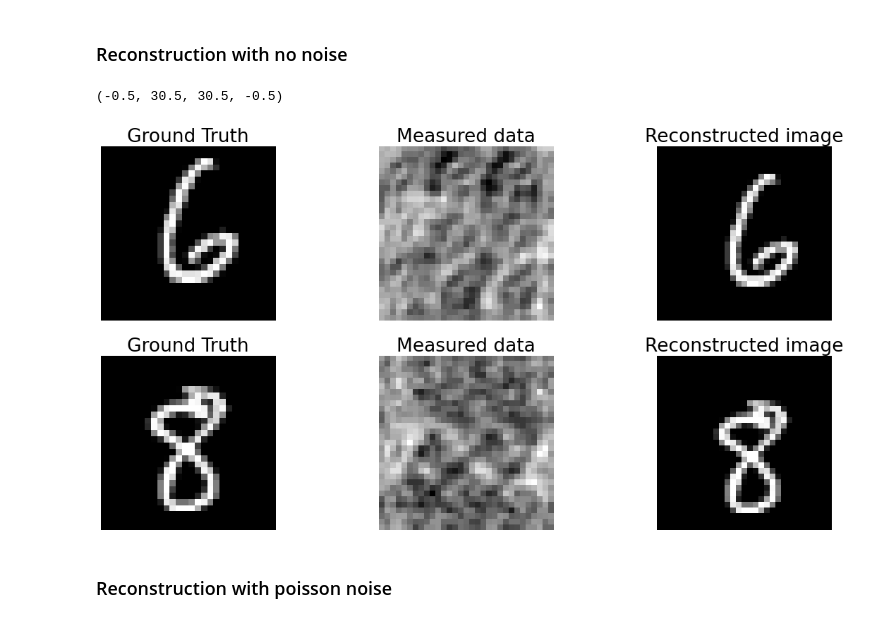
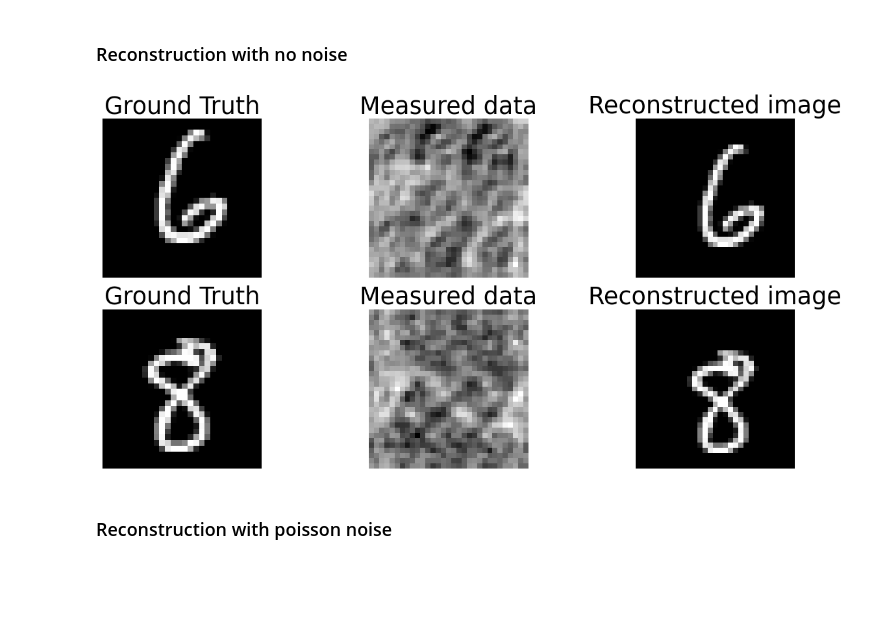
Before and after one commit to arizonaCameraLab/computationalImaging, a Jupyter notebook: Chapter4GeometricImaging/codedApertureImaging.ipynb, the cells around one changed output. Saved outputs shown, nothing was run; the diff lists cells and outputs as text; code cells hidden in the pictures; blank space fills up the shorter version.

```diff
--- a/Chapter4GeometricImaging/codedApertureImaging.ipynb
+++ b/Chapter4GeometricImaging/codedApertureImaging.ipynb
@@ -97,2 +129,38 @@ plt.plot(cp)
 # %% [markdown]
 ### Example Code patterns
+# %%
+
+p=31
+qr=qres(p)
+t=np.zeros((p,p));
+t[1:p,0]=1;
+for i in range(1,p):
+    for j in range(1,p):
+        if qr[i-1]==qr[j-1]:
+            t[i,j]=1;
+tt=np.vstack((np.hstack((t,t)),np.hstack((t,t))))
+ht=2*(t-0.5)
+ht[0,0]=1;
+cp=signal.convolve2d(ht,t, mode='same',boundary='wrap');
+#plt.subplot(1,2,1);
+plt.figure(figsize=(10, 10))
+plt.rcParams.update({'font.size': 22})
+plt.imshow(t,cmap='gray');
+plt.title('Base aperture pattern')
+#plt.subplot(1,2,2);
+#plt.imshow(tt, cmap='gray');
+#plt.title('Tiled aperture pattern')
+plt.savefig('muraCodedAperture31.pdf')
+#files.download('muraCodedAperture31.pdf')
+fig=plt.figure(figsize=(10, 10))
+
+ax = fig.add_subplot(projection='3d')
+
+X, Y = np.meshgrid(range(np.shape(cp)[1]), range(np.shape(cp)[0]))
+
+
+surf = ax.plot_surface(X, Y, cp, rstride=1, cstride=1, antialiased=True, cmap='binary')
+#plt.title('Cross Corelation with Decoding Pattern')
+
+plt.savefig('muraCodedApertureCorrelation.pdf')
+#files.download('muraCodedApertureCorrelation.pdf')
@@ -99,6 +170,6 @@ plt.plot(cp)
 # %%
 
-p=31
+p=73
 qr=qres(p)
 t=np.zeros((p,p));
 t[1:p,0]=1;
@@ -111,7 +182,7 @@ ht=2*(t-0.5)
 ht[0,0]=1;
 cp=signal.convolve2d(ht,t, mode='same',boundary='wrap');
 #plt.subplot(1,2,1);
-plt.imshow(t,cmap='gray');
+plt.imshow(t);
 #plt.title('Base aperture pattern')
 #plt.subplot(1,2,2);
 #plt.imshow(tt, cmap='gray');
@@ -150,7 +229,7 @@ plt.imshow(x_train[32],cmap='gray')
 # %% [markdown]
 ### Reconstruction with no noise
 # %%
-plt.rcParams['figure.figsize'] = [20, 10]
+plt.rcParams['figure.figsize'] = [15, 7]
 # we consider coded apeture imaging of images drawn from the mnist data set of hand drawn digits
 noiseFactor=10;
 signalNoise=0; #%1 for noise, 0 for no signal noise
@@ -171,36 +250,35 @@ plt.title('Measured data');
 plt.axis('off')
 plt.subplot(2,3,3);
 fe=signal.convolve2d(ht,g, mode='same',boundary='wrap');
 plt.imshow(fe, cmap='gray');
 plt.title('Reconstructed image');
 plt.axis('off')
 
 imagey=x_train[46];
 
 # Step 1 generate projected pattern
 g=signal.convolve2d(t,imagey, mode='same',boundary='wrap');
 #The following line adds signal dependent noise
 #photonsPerPixel=100000
 #g=np.random.poisson(photonsPerPixel*g/np.max(g))
 plt.subplot(2,3,4);
 plt.imshow(imagey,cmap='gray')
 plt.title('Ground Truth');
 plt.axis('off')
 plt.subplot(2,3,5);
 plt.imshow(g,cmap='gray')
 plt.title('Measured data');
 plt.axis('off')
 plt.subplot(2,3,6);
 fe=signal.convolve2d(ht,g, mode='same',boundary='wrap');
 plt.imshow(fe, cmap='gray');
 plt.title('Reconstructed image');
 plt.axis('off')
 
-#plt.savefig('muraCodedApertureReconNoNoise.pdf')
+plt.savefig('muraCodedApertureReconNoNoise.pdf')
 #files.download('muraCodedApertureReconNoNoise.pdf')
 # %% [output]
-(-0.5, 30.5, 30.5, -0.5)
-[figure, old version]
+[figure, new version]
 # %% [markdown]
 ### Reconstruction with poisson  noise
 # %%
```
Also changed, not shown: parts of 20 cells of this notebook.
